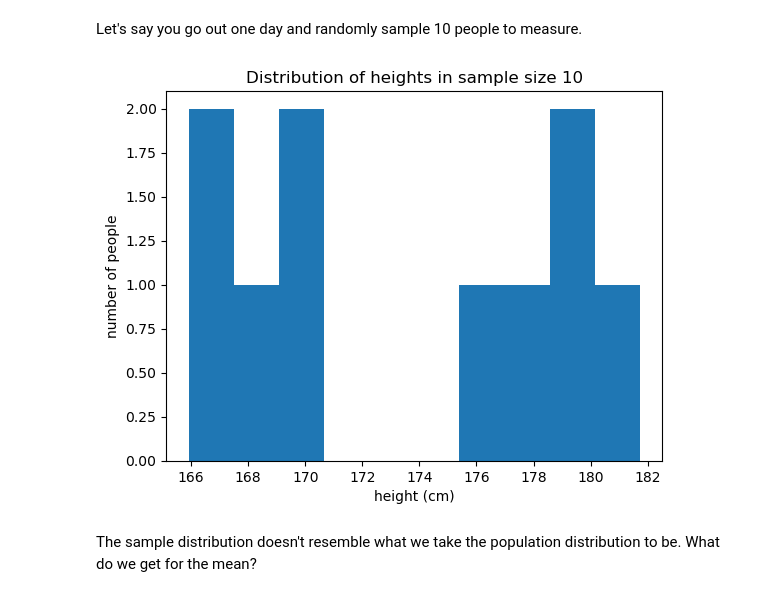
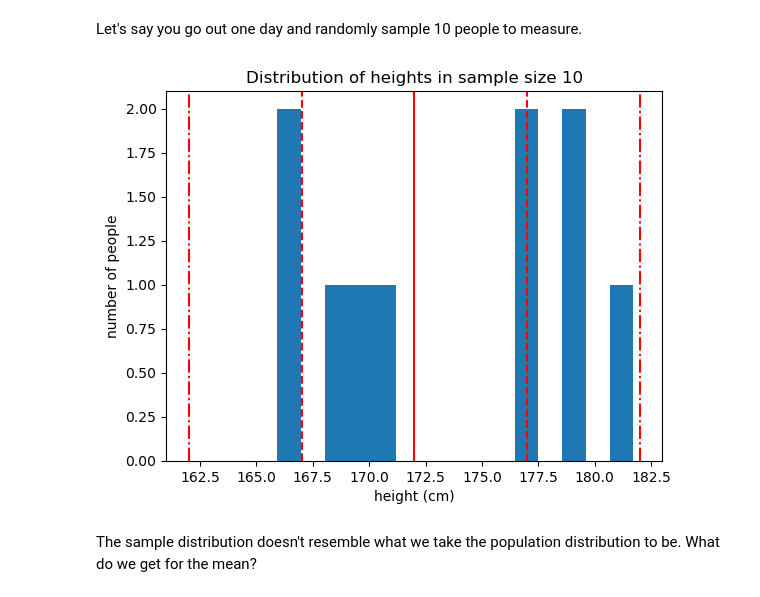
Before and after one commit to mchar95/Case_Studies, a Jupyter notebook: Frequentist Inference Case Study - Part A.ipynb, the cells around one changed output. Drawn from its saved outputs; the diff is of its cells as text; code cells hidden in the pictures.

```diff
--- a/Frequentist Inference Case Study - Part A.ipynb
+++ b/Frequentist Inference Case Study - Part A.ipynb
@@ -216,12 +216,17 @@ Let's say you go out one day and randomly sample 10 people to measure.
 seed(47)
 daily_sample1 = townsfolk_sampler(10)
 # %%
-_ = plt.hist(daily_sample1, bins=10)
+_ = plt.hist(daily_sample1, bins=15)
 _ = plt.xlabel('height (cm)')
 _ = plt.ylabel('number of people')
 _ = plt.title('Distribution of heights in sample size 10')
+_ = plt.axvline(172, color='r')
+_ = plt.axvline(172+5, color='r', linestyle='--')
+_ = plt.axvline(172-5, color='r', linestyle='--')
+_ = plt.axvline(172+10, color='r', linestyle='-.')
+_ = plt.axvline(172-10, color='r', linestyle='-.')
 # %% [output]
-[figure, old version]
+[figure, new version]
 # %% [markdown]
 The sample distribution doesn't resemble what we take the population distribution to be. What do we get for the mean?
 # %%
```
Also changed, not shown: parts of 1 cell of this notebook.
